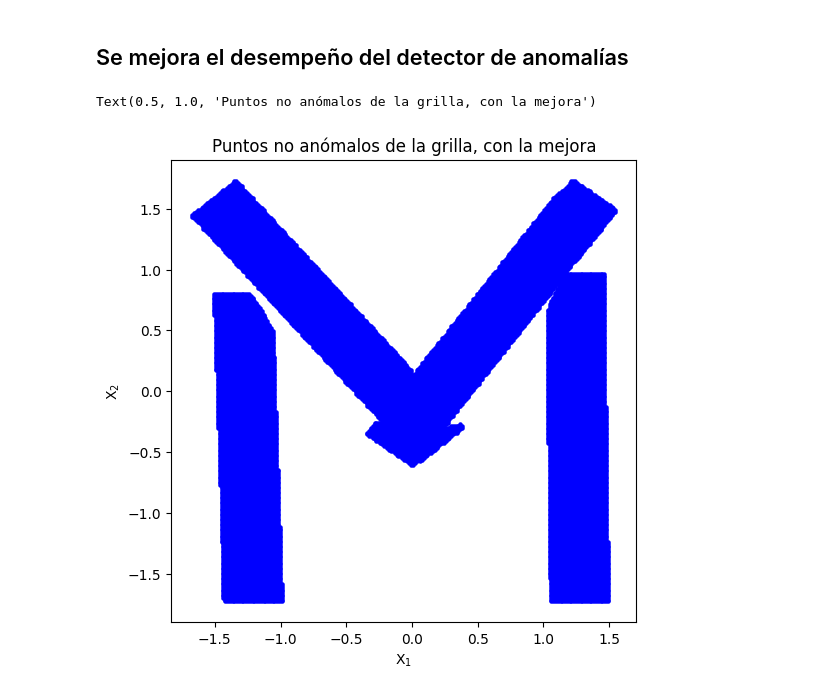
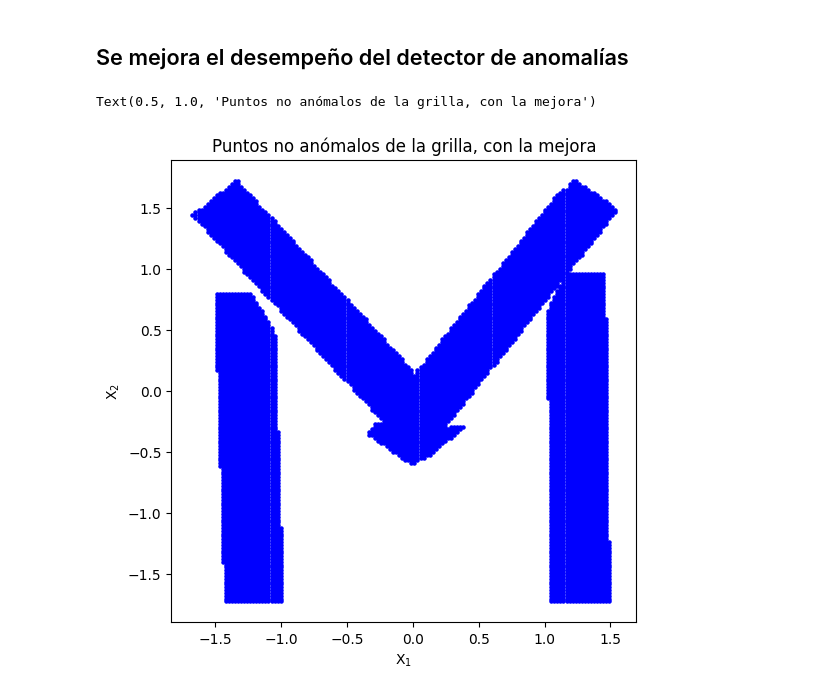
Before and after one commit to Jsar9/Signal-Processing-Workshop, a Jupyter notebook: TPs/TP7/TP7_SARMIENTO_104241.ipynb, the cells around one changed output. Drawn from its saved outputs; the diff is of its cells as text; code cells hidden in the pictures.

```diff
--- a/TPs/TP7/TP7_SARMIENTO_104241.ipynb
+++ b/TPs/TP7/TP7_SARMIENTO_104241.ipynb
@@ -599,7 +599,7 @@ Text(0.5, 1.0, 'Puntos no anómalos de la grilla')
 ## Se mejora el desempeño del detector de anomalías
 # %%
 #Se crea la grilla [0,1] x [0,1]
-n =250
+n =150
 x1 = np.linspace(0, 1, n)
 x2 = np.linspace(0, 1, n)
 
@@ -629,31 +629,31 @@ for point in grid_points:
 
     #Si el punto transformado se encuentra entre el máx y el mín obtenido previamente para este cluster
     if np.all(U > mins[cluster]) and np.all(U < maxs[cluster]):
 
         #Se realiza la reconstruccion
         X_r = pca.inverse_transform(U)
 
         #Se guarda el error cuadratico
         errors.append(np.sum((point - X_r) ** 2))
 
         #Se guarda el dato en la lista
         valid_points.append(point)
 
 
 errors = np.array(errors)
 valid_points = np.array(valid_points)
 
 threshold = 0.05
 #Se toman como no anómalos, los datos donde los puntos válidos, se encuentran debajo del umbral
 not_anomalies = valid_points[errors <= threshold]
 
 
 plt.figure(figsize=(6,6))
 plt.scatter(not_anomalies[:,0], not_anomalies[:,1],
             s=5, c='blue', label='No anómalos')
 plt.xlabel(r'$\text{X}_1$')
 plt.ylabel(r'$\text{X}_2$')
 plt.title('Puntos no anómalos de la grilla, con la mejora')
 # %% [output]
 Text(0.5, 1.0, 'Puntos no anómalos de la grilla, con la mejora')
-[figure, old version]
+[figure, new version]
```
